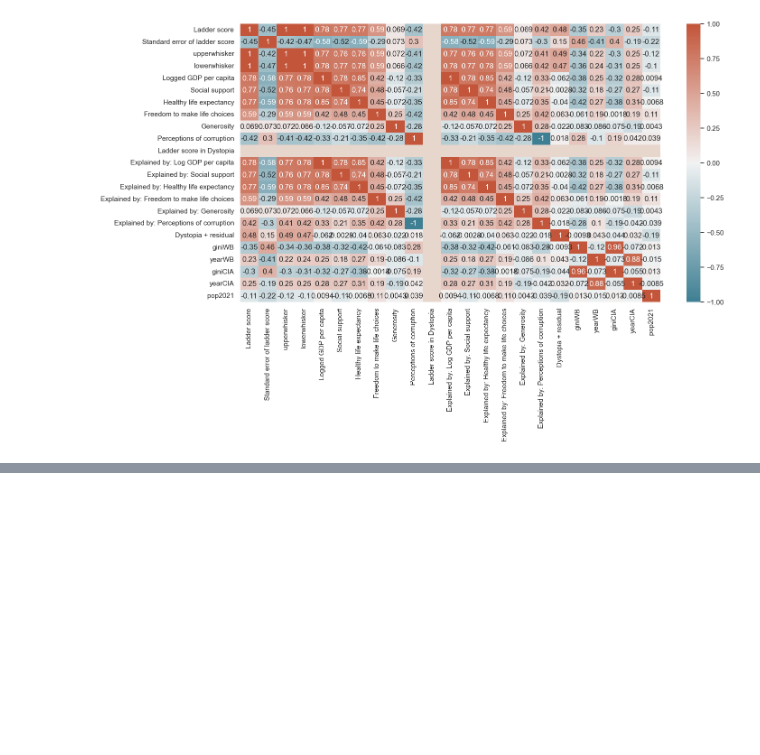
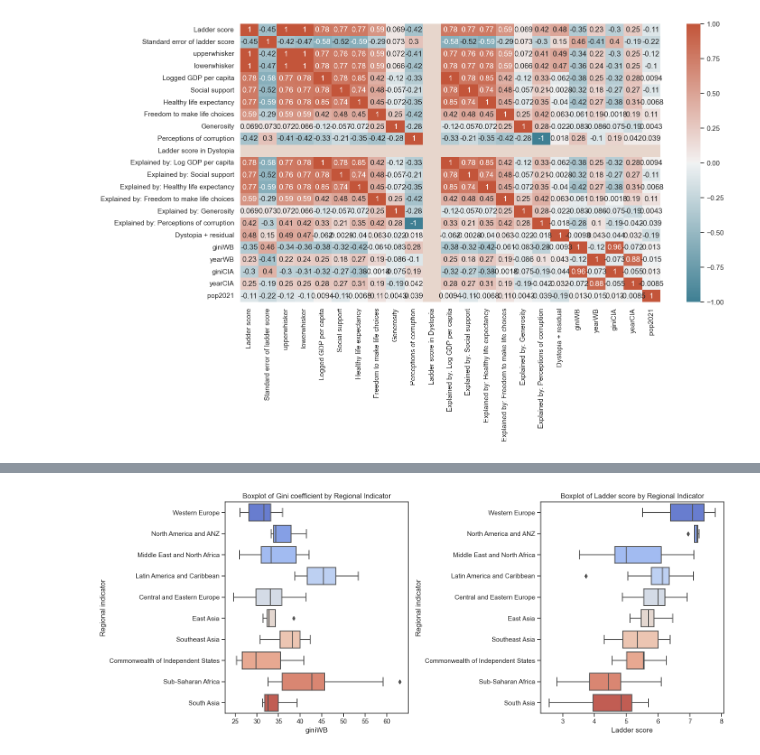
Before and after one commit to Ace-Abdul/CS216Project, a Jupyter notebook: cs216 project.ipynb, the cells around one changed output, grey strips where cells are left out. Cells and saved outputs as stored; diff of their text form; code cells hidden in the pictures; blank space fills up the shorter version.

```diff
--- a/cs216 project.ipynb
+++ b/cs216 project.ipynb
@@ -171,0 +193,22 @@ sns.heatmap(corr, xticklabels=corr.columns, yticklabels=corr.columns, annot=True
+# %%
+import matplotlib.pyplot as plt
+import seaborn as sns
+
+color = 'coolwarm'  # Replace with your desired color palette
+
+# Create a subplot with 1 row and 2 columns, and set the figure size
+fig, axes = plt.subplots(1, 2, figsize=(15, 6))
+
+# Create the first boxplot for Gini coefficient by Regional Indicator
+sns.boxplot(x=merged_df['giniWB'], y=merged_df['Regional indicator'], palette=color, ax=axes[0])
+axes[0].set_title('Boxplot of Gini coefficient by Regional Indicator')
+
+# Create the second boxplot for Ladder score by Regional Indicator
+sns.boxplot(x=merged_df['Ladder score'], y=merged_df['Regional indicator'], palette=color, ax=axes[1])
+axes[1].set_title('Boxplot of Ladder score by Regional Indicator')
+
+# Adjust the layout and display the plots
+plt.tight_layout()
+plt.show()
+# %% [output]
+[figure, added]
```
Also changed, not shown: parts of 5 cells of this notebook, 1 other file.
